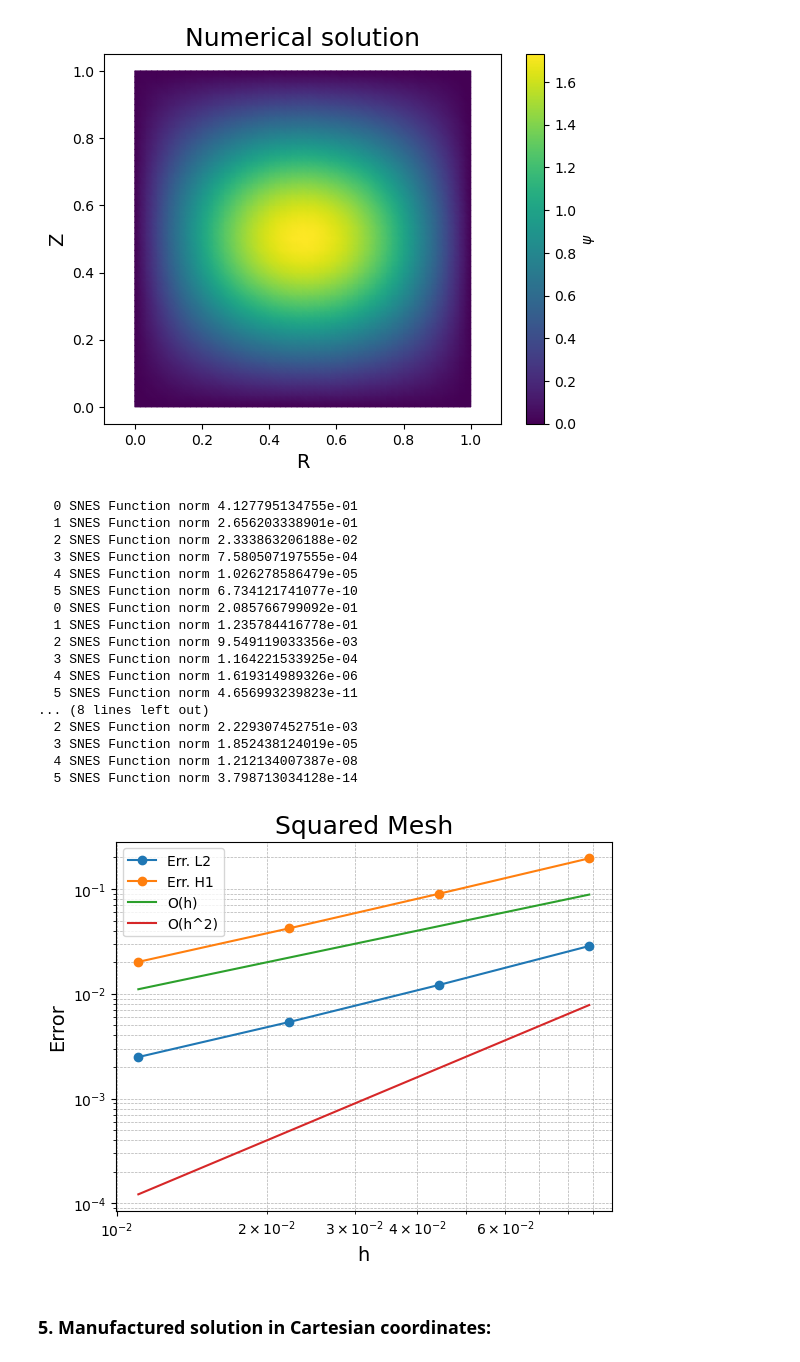
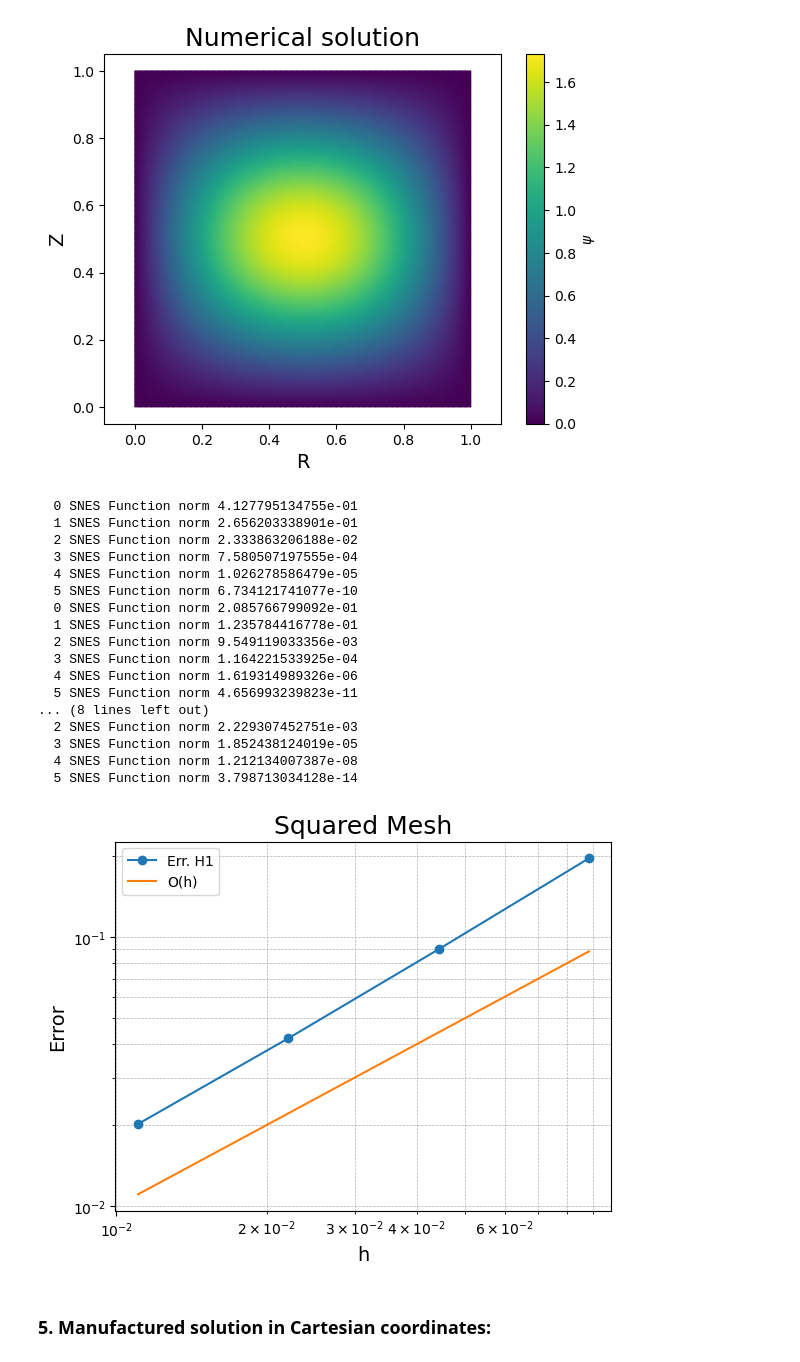
Before and after one commit to lucaciarimboli/tesi, a Jupyter notebook: BVP/GradShafranov.ipynb, the cells around one changed output. Cells and saved outputs as stored; diff of their text form; code cells hidden in the pictures.

```diff
--- a/BVP/GradShafranov.ipynb
+++ b/BVP/GradShafranov.ipynb
@@ -175,9 +176,7 @@ eps = r0 / R0     # aspect ratio
 b = 1 - eps       # elongation
 # %%
 # Import Mesh:
-mesh = Mesh(r"meshes/D_mesh/D_mesh_3.msh")
-
-# The mesh above depends on the parameters defined --> for the moment they are defined as well with the same values in the .geo file.
+mesh = Mesh(r"meshes/D_mesh/D_mesh_2.msh")
 
 # Plot it
 fig, ax = plt.subplots()
@@ -238,8 +237,7 @@ ax.axis('equal')
 [figure]
 # %%
-mesh_files = np.array(("D_mesh_4.msh", "D_mesh_1.msh", "D_mesh_2.msh", "D_mesh_3.msh"))
-#h_vec = np.array((1/16,1/32,1/64,1/128))
-h_vec = np.zeros((4,1))
+mesh_files = np.array(("D_mesh_1.msh", "D_mesh_2.msh", "D_mesh_3.msh", "D_mesh_4.msh"))
+h_vec = np.zeros(mesh_files.shape[0])
 err_L2 = np.zeros(h_vec.shape[0])
 err_H1 = np.zeros(h_vec.shape[0])
 
@@ -258,7 +256,7 @@ for ii in range(h_vec.shape[0]):
   psi_exact.interpolate(psi_exact_fun(x,y))
 
   # Errors:
-  err_L2[ii] =  errornorm(psi_exact, psi, 'L2')
+  #err_L2[ii] =  errornorm(psi_exact, psi, 'L2')
   err_H1[ii] = errornorm(psi_exact, psi, 'H1')
 
   V0 = FunctionSpace(mesh, "DG", 0)
@@ -266,10 +264,10 @@ for ii in range(h_vec.shape[0]):
   h_vec[ii] = np.max(h_func.dat.data_ro[:])
 
 # L2/H1 error against n:
-plt.loglog(h_vec, err_L2, marker='o', label='Err. L2')
+#plt.loglog(h_vec, err_L2, marker='o', label='Err. L2')
 plt.loglog(h_vec, err_H1, marker='o', label='Err. H1')
 plt.loglog(h_vec, h_vec, label='O(h)')
-plt.loglog(h_vec, h_vec**2, label='O(h^2)') # "*10" to better visually compare slopes
+#plt.loglog(h_vec, h_vec**2, label='O(h^2)') # "*10" to better visually compare slopes
 plt.xlabel('h', fontsize=14)
 plt.ylabel('Error', fontsize=14)
 plt.title("D-shaped Mesh", fontsize=18)
@@ -293,7 +291,7 @@ plt.grid(True, which="both", linestyle="--", linewidth=0.5)
 ### 3. Linear poloidal J on elliptic domain:
 # %%
 # Import Mesh:
-mesh = Mesh(r"meshes/elliptic/elliptic_4.msh")
+mesh = Mesh(r"meshes/elliptic/elliptic_1.msh")
 
 # Plot it
 fig, ax = plt.subplots()
@@ -351,7 +349,6 @@ ax.axis('equal')
 [figure]
 # %%
 mesh_files = np.array(("elliptic_1.msh", "elliptic_2.msh", "elliptic_3.msh", "elliptic_4.msh"))
-#h_vec = np.array(mesh_files.shape[0])
 h_vec = np.zeros(mesh_files.shape[0])
 err_L2 = np.zeros(h_vec.shape[0])
 err_H1 = np.zeros(h_vec.shape[0])
@@ -366,7 +363,7 @@ for ii in range(h_vec.shape[0]):
   psi_exact = Function(V)
   psi_exact.interpolate(psi_exact_fun(x,y))
 
-  err_L2[ii] =  errornorm(psi_exact, psi, 'L2')
+  #err_L2[ii] =  errornorm(psi_exact, psi, 'L2')
   err_H1[ii] = errornorm(psi_exact, psi, 'H1')
 
   V0 = FunctionSpace(mesh, "DG", 0)
@@ -374,10 +371,10 @@ for ii in range(h_vec.shape[0]):
   h_vec[ii] = np.max(h_func.dat.data_ro[:])
 
 # L2/H1 error against n:
-plt.loglog(h_vec, err_L2, marker='o', label='Err. L2')
+#plt.loglog(h_vec, err_L2, marker='o', label='Err. L2')
 plt.loglog(h_vec, err_H1, marker='o', label='Err. H1')
 plt.loglog(h_vec, h_vec, label='O(h)')
-plt.loglog(h_vec, h_vec**2, label='O(h^2)')
+#plt.loglog(h_vec, h_vec**2, label='O(h^2)')
 plt.xlabel('h', fontsize=14)
 plt.ylabel('Error', fontsize=14)
 plt.title("Elliptic Mesh", fontsize=18)
@@ -494,7 +491,6 @@ ax.axis('equal')
 # %%
 # Verify the convergence:
 n_vec = np.array((16,32,64,128))
-#h_vec = np.zeros(n_vec.shape[0])
 err_L2 = np.zeros(n_vec.shape[0])
 err_H1 = np.zeros(n_vec.shape[0])
 
@@ -508,43 +504,39 @@ for ii in range(n_vec.shape[0]):
   psi_exact = Function(V)
   psi_exact.interpolate(psi_exact_fun(x,y))
 
-  err_L2[ii] =  errornorm(psi_exact, psi, 'L2')
+  #err_L2[ii] =  errornorm(psi_exact, psi, 'L2')
   err_H1[ii] = errornorm(psi_exact, psi, 'H1')
-  '''
-  V0 = FunctionSpace(mesh, "DG", 0)
-  h_func = Function(V0).interpolate(CellSize(mesh))
-  h_vec[ii] = np.max(h_func.dat.data_ro[:])
-  '''
+
 # L2/H1 error against n:
 h_vec = np.sqrt(2)*(1./n_vec)
-plt.loglog(h_vec, err_L2, marker='o', label='Err. L2')
+#plt.loglog(h_vec, err_L2, marker='o', label='Err. L2')
 plt.loglog(h_vec, err_H1, marker='o', label='Err. H1')
 plt.loglog(h_vec, h_vec, label='O(h)')
-plt.loglog(h_vec, h_vec**2, label='O(h^2)')
+#plt.loglog(h_vec, h_vec**2, label='O(h^2)')
 plt.xlabel('h', fontsize=14)
 plt.ylabel('Error', fontsize=14)
 plt.title("Squared Mesh", fontsize=18)
 plt.legend()
 plt.grid(True, which="both", linestyle="--", linewidth=0.5)
 # %% [output]
   0 SNES Function norm 4.127795134755e-01
   1 SNES Function norm 2.656203338901e-01
   2 SNES Function norm 2.333863206188e-02
   3 SNES Function norm 7.580507197555e-04
   4 SNES Function norm 1.026278586479e-05
   5 SNES Function norm 6.734121741077e-10
   0 SNES Function norm 2.085766799092e-01
   1 SNES Function norm 1.235784416778e-01
   2 SNES Function norm 9.549119033356e-03
   3 SNES Function norm 1.164221533925e-04
   4 SNES Function norm 1.619314989326e-06
   5 SNES Function norm 4.656993239823e-11
 ... (8 lines left out)
   2 SNES Function norm 2.229307452751e-03
   3 SNES Function norm 1.852438124019e-05
   4 SNES Function norm 1.212134007387e-08
   5 SNES Function norm 3.798713034128e-14
-[figure, old version]
+[figure, new version]
 # %% [markdown]
 ### 5. Manufactured solution in Cartesian coordinates:
 # %%
```
Also changed, not shown: parts of 16 cells of this notebook, 33 other files.
